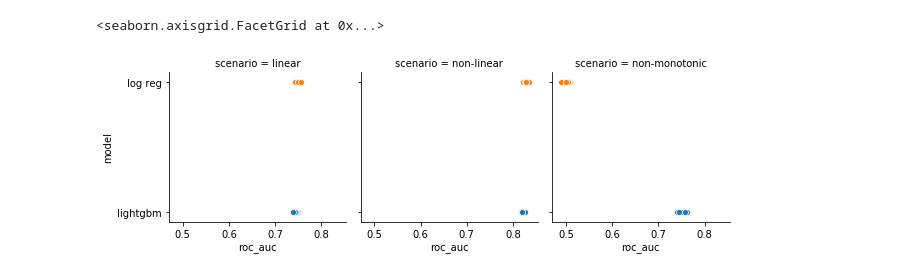
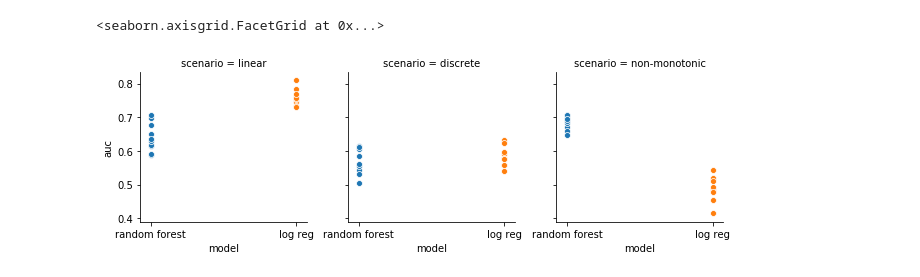
Before and after one commit to oli5679/WeightOfEvidenceDemo, a Jupyter notebook: Simulation Examples.ipynb, the cells around one changed output. Saved outputs shown, nothing was run; the diff lists cells and outputs as text; code cells hidden in the pictures.

```diff
--- a/Simulation Examples.ipynb
+++ b/Simulation Examples.ipynb
@@ -54,4 +96,6 @@ non_mono_risk = non_mono_vec(company_age)
 # %%
-SCENARIOS = [(linear_risk, 'linear'),
-    (non_linear_risk, 'non-linear'),
-                      (non_mono_risk, 'non-monotonic')]
+SCENARIOS = [
+    (linear_risk, "linear"),
+    (discrete_risk, "discrete"),
+    (non_mono_risk, "non-monotonic"),
+]
@@ -57,0 +104,7 @@ SCENARIOS = [(linear_risk, 'linear'),
+# %%
+for risk_vector, plot_name in SCENARIOS:
+    outcome = simulate_outcome(risk_vector)
+    plt.plot(company_age, risk_vector)
+    plt.scatter(company_age, outcome, marker="x", color="grey", alpha=0.5)
+    plt.title(f"Default probability and realisation - {plot_name} risk \n")
+    plt.show()
@@ -82,4 +133,5 @@ plt.show()
 # %%
 MODELS = (
-  ('lightgbm',  lgb.LGBMClassifier()),
-('log reg',LogisticRegression(solver='lbfgs')))
+    ("random forest", RandomForestClassifier()),
+    ("log reg", LogisticRegression(solver="lbfgs")),
+)
@@ -86,18 +140,14 @@ MODELS = (
 # %%
-results = {'scenario':[],'roc_auc':[],'brier':[],'model':[]}
+results = {"scenario": [], "auc": [], "model": []}
 for risk_vector, scenario_name in SCENARIOS:
     for model_name, classifier in MODELS:
         for _ in range(10):
             y_train = simulate_outcome(risk_vector)
-            y_test  = simulate_outcome(risk_vector)
+            y_test = simulate_outcome(risk_vector)
             X = np.array([company_age]).T
-            classifier.fit(X,y_train)
-            y_pred = classifier.predict_proba(X)[:,1]
-            roc_auc = roc_auc_score(y_test,y_pred)
-            brier = brier_score_loss(y_test,y_pred)
-
-            results['scenario'].append(scenario_name)
-            results['roc_auc'].append(roc_auc)
-            results['brier'].append(brier)
-
-            results['model'].append(model_name)
+            classifier.fit(X, y_train)
+            y_pred = classifier.predict_proba(X)[:, 1]
+            auc = roc_auc_score(y_test, y_pred)
+            results["scenario"].append(scenario_name)
+            results["auc"].append(auc)
+            results["model"].append(model_name)
@@ -104,6 +156,6 @@ for risk_vector, scenario_name in SCENARIOS:
 # %%
-g = sns.FacetGrid(data=pd.DataFrame(results),col='scenario',hue='model')
-g.map(sns.scatterplot,'roc_auc','model')
+g = sns.FacetGrid(data=pd.DataFrame(results), col="scenario", hue="model")
+g.map(sns.scatterplot, "model", "auc")
 # %% [output]
 <seaborn.axisgrid.FacetGrid at 0x...>
-[figure, old version]
+[figure, new version]
```
Also changed, not shown: parts of 49 cells of this notebook, 2 other files.
